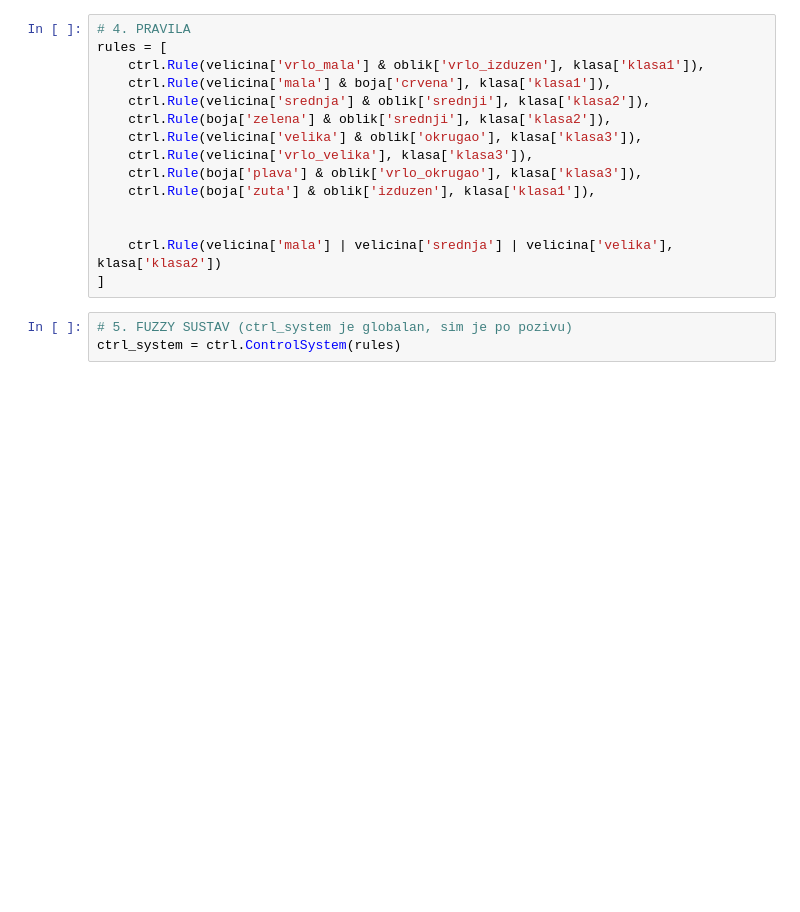
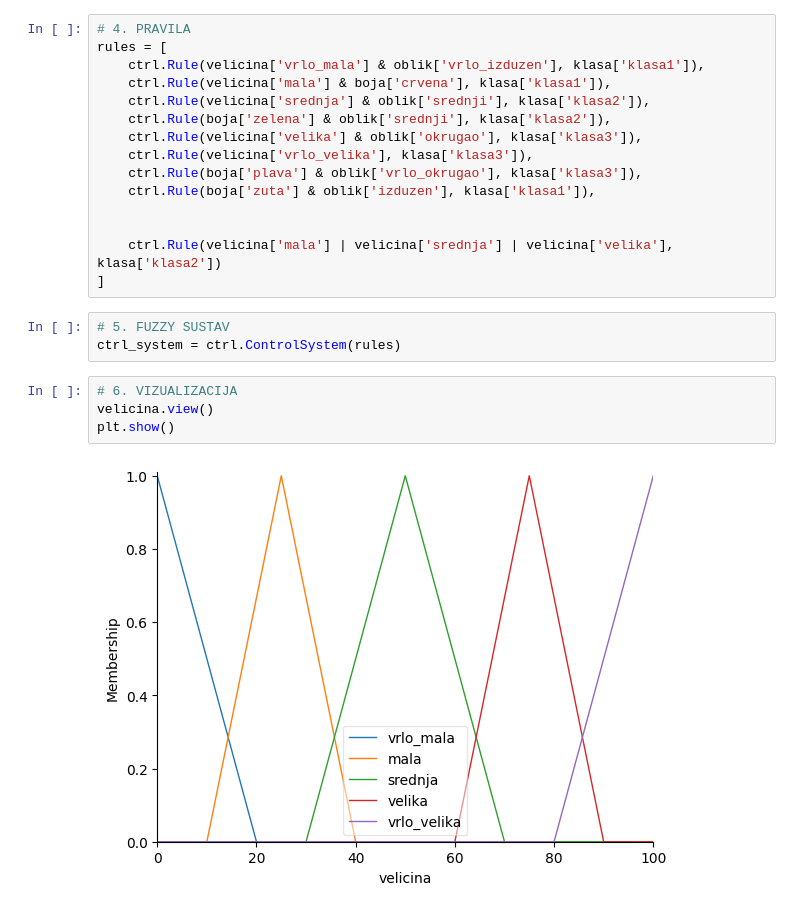
Before and after one commit to lvidak/UUI_projekt, a Jupyter notebook: UUI_projekt.ipynb, the cells around one changed output. Cells and saved outputs as stored; diff of their text form; blank space fills up the shorter version.

```diff
--- a/UUI_projekt.ipynb
+++ b/UUI_projekt.ipynb
@@ -83,5 +83,11 @@ rules = [
     ctrl.Rule(velicina['mala'] | velicina['srednja'] | velicina['velika'], klasa['klasa2'])
 ]
 # %%
-# 5. FUZZY SUSTAV (ctrl_system je globalan, sim je po pozivu)
+# 5. FUZZY SUSTAV
 ctrl_system = ctrl.ControlSystem(rules)
+# %%
+# 6. VIZUALIZACIJA
+velicina.view()
+plt.show()
+# %% [output]
+[figure, added]
```
Also changed, not shown: parts of 4 cells of this notebook.
